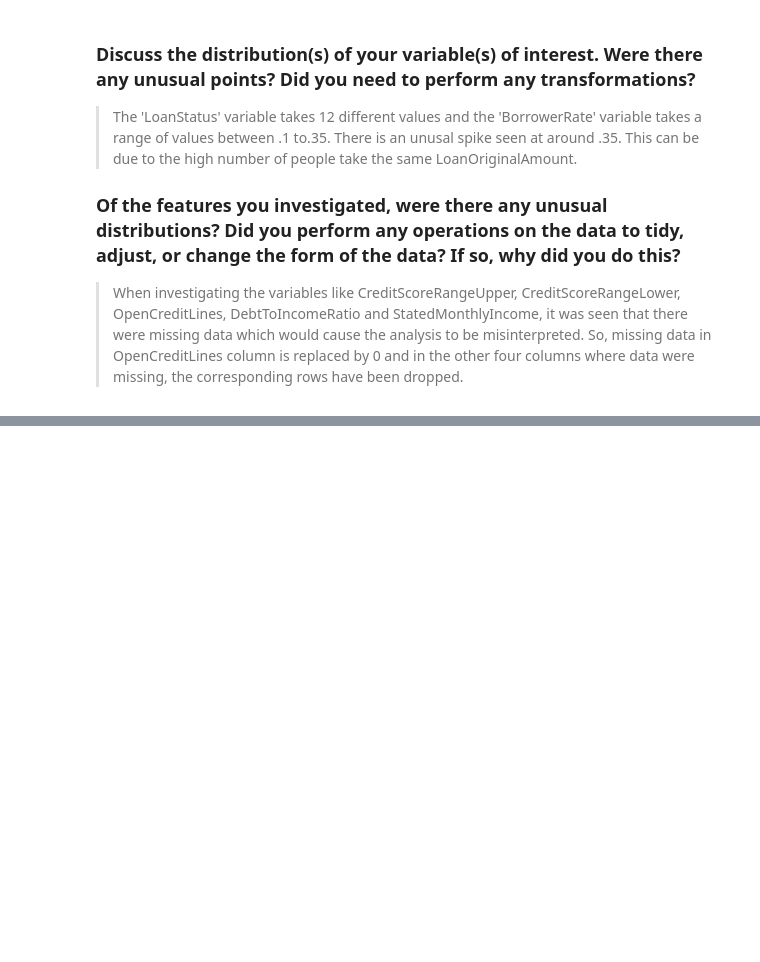
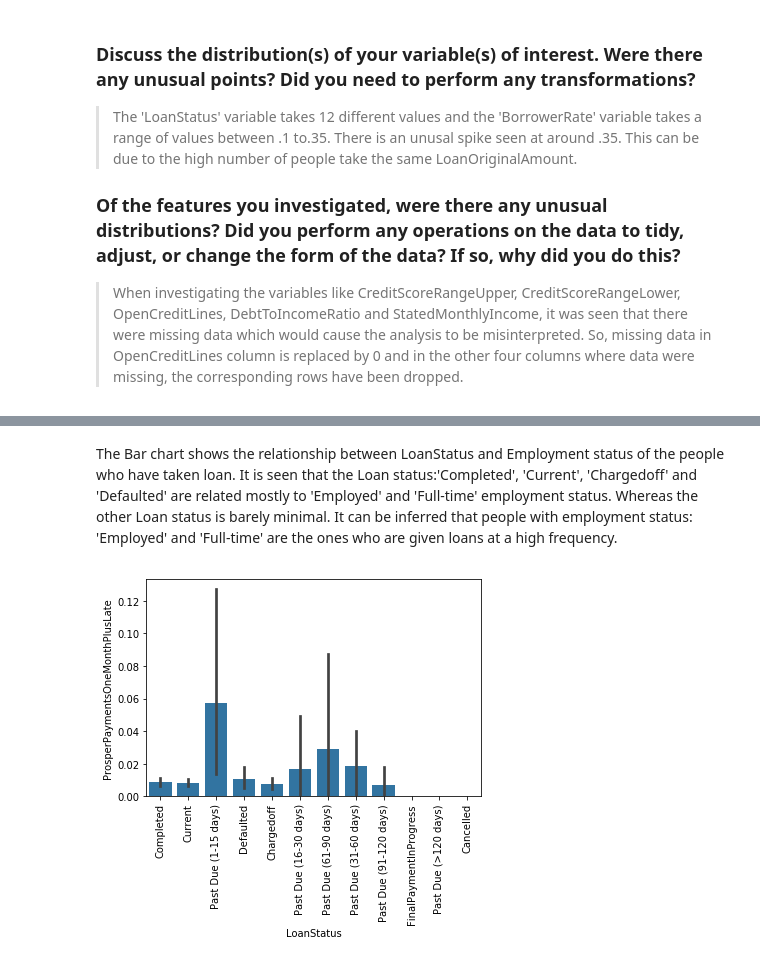
Before and after one commit to Kirthi-Raman/LoanDatasetAnalysis, a Jupyter notebook: exploration_template.ipynb, the cells around one changed output, grey strips where cells are left out. Cells and saved outputs as stored; diff of their text form; code cells hidden in the pictures; blank space fills up the shorter version.

```diff
--- a/exploration_template.ipynb
+++ b/exploration_template.ipynb
@@ -493,0 +506,8 @@ From the histogram plot for Loan Amount distribution, it is seen that the amount
+# %% [markdown]
+The Bar chart shows the relationship between LoanStatus and Employment status of the people who have taken loan. It is seen that the Loan status:'Completed', 'Current', 'Chargedoff' and 'Defaulted' are related mostly to 'Employed' and 'Full-time' employment status. Whereas the other Loan status is barely minimal. It can be inferred that people with employment status: 'Employed' and 'Full-time' are the ones who are given loans at a high frequency.
+# %%
+# Distribution plot of ProsperPaymentsOneMonthPlusLate vs LoanStatus
+sb.barplot(data = loandf, x = 'LoanStatus', y = 'ProsperPaymentsOneMonthPlusLate', color = base_color);
+plt.xticks(rotation=90);
+# %% [output]
+[figure, added]
```
Also changed, not shown: parts of 12 cells of this notebook.
